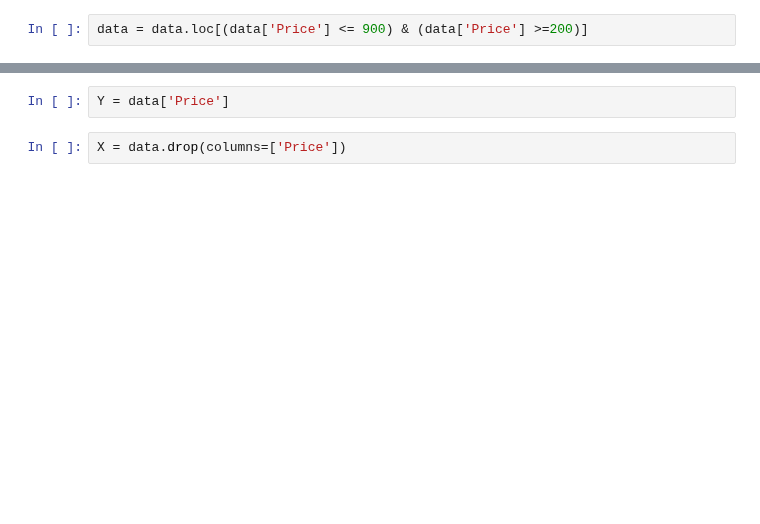
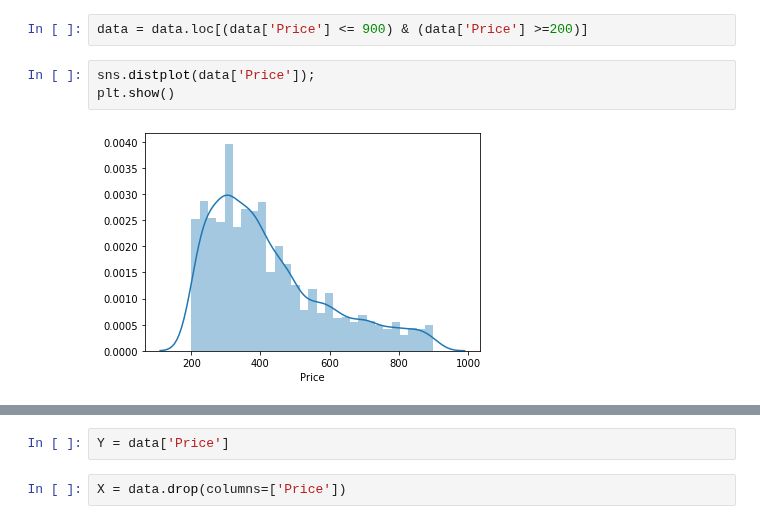
Before and after one commit to prerit2010/predictBookPrices, a Jupyter notebook: train.ipynb, the cells around one changed output, grey strips where cells are left out. Drawn from its saved outputs; the diff is of its cells as text; blank space fills up the shorter version.

```diff
--- a/train.ipynb
+++ b/train.ipynb
@@ -26,4 +31,9 @@ data = pd.read_csv("Data/new_data.csv")
 # %%
 data = data.loc[(data['Price'] <= 900) & (data['Price'] >=200)]
+# %%
+sns.distplot(data['Price']);
+plt.show()
+# %% [output]
+[figure, added]
 # %%
 data.shape
```
Also changed, not shown: parts of 29 cells of this notebook.
